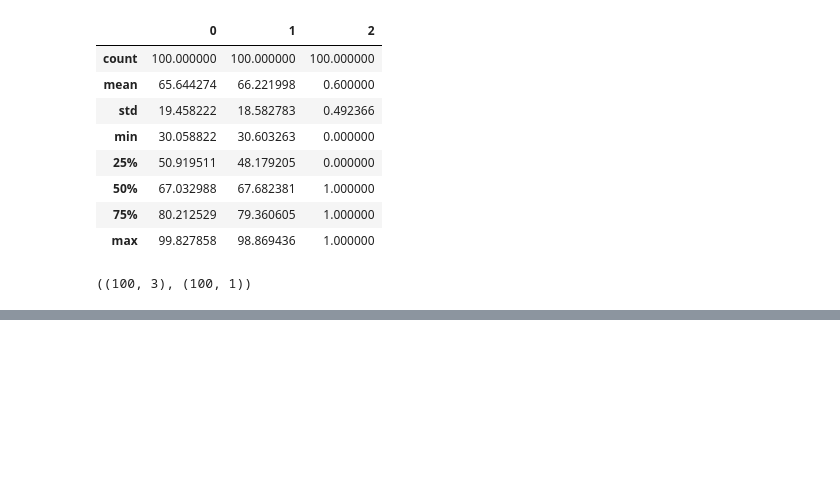
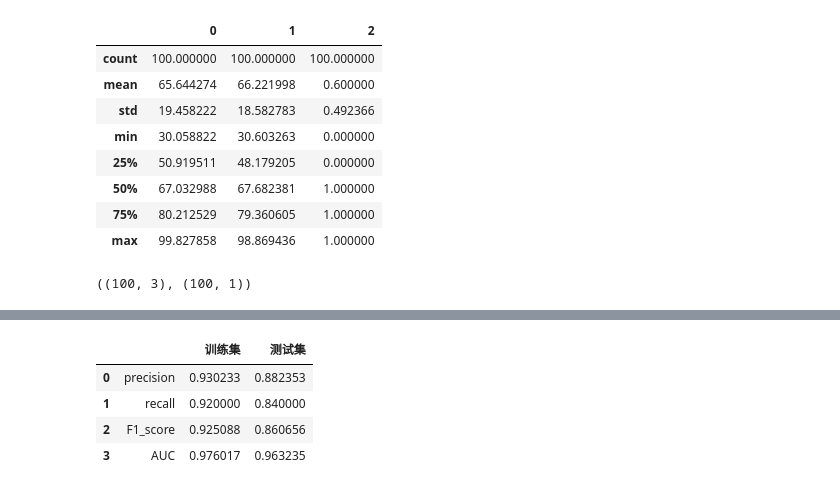
Before and after one commit to roseee-e/ML-homework, a Jupyter notebook: 第四次作业/2200770004 洪晖阳.ipynb, the cells around one changed output, grey strips where cells are left out. Saved outputs shown, nothing was run; the diff lists cells and outputs as text; code cells hidden in the pictures; blank space fills up the shorter version.

```diff
--- a/第四次作业/2200770004 洪晖阳.ipynb
+++ b/第四次作业/2200770004 洪晖阳.ipynb
@@ -142,0 +157,19 @@ plt.show()
+# %%
+acc_train = accuracy_score(y_train,  y_train_hat)
+pre_train = precision_score(y_train, y_train_hat)
+acc_test = accuracy_score(y_test,  y_test_hat)
+pre_test = precision_score(y_test, y_test_hat)
+F1_train = 2 * acc_train * pre_train / (acc_train + pre_train)
+F1_test = 2 * acc_test * pre_test / (acc_test + pre_test)
+auc_train = roc_auc_score(y_train, y_train_p)
+auc_test = roc_auc_score(y_test, y_test_p)
+# %%
+eval = pd.DataFrame([['precision', pre_train, pre_test], ['recall', acc_train, acc_test],
+                      ['F1_score', F1_train, F1_test], ['AUC',  auc_train, auc_test]], columns=[' ', '训练集', '测试集'])
+eval
+# %% [output]
+|  |  | 训练集 | 测试集 |
+| 0 | precision | 0.930233 | 0.882353 |
+| 1 | recall | 0.920000 | 0.840000 |
+| 2 | F1_score | 0.925088 | 0.860656 |
+| 3 | AUC | 0.976017 | 0.963235 |
```
Also changed, not shown: parts of 13 cells of this notebook.
